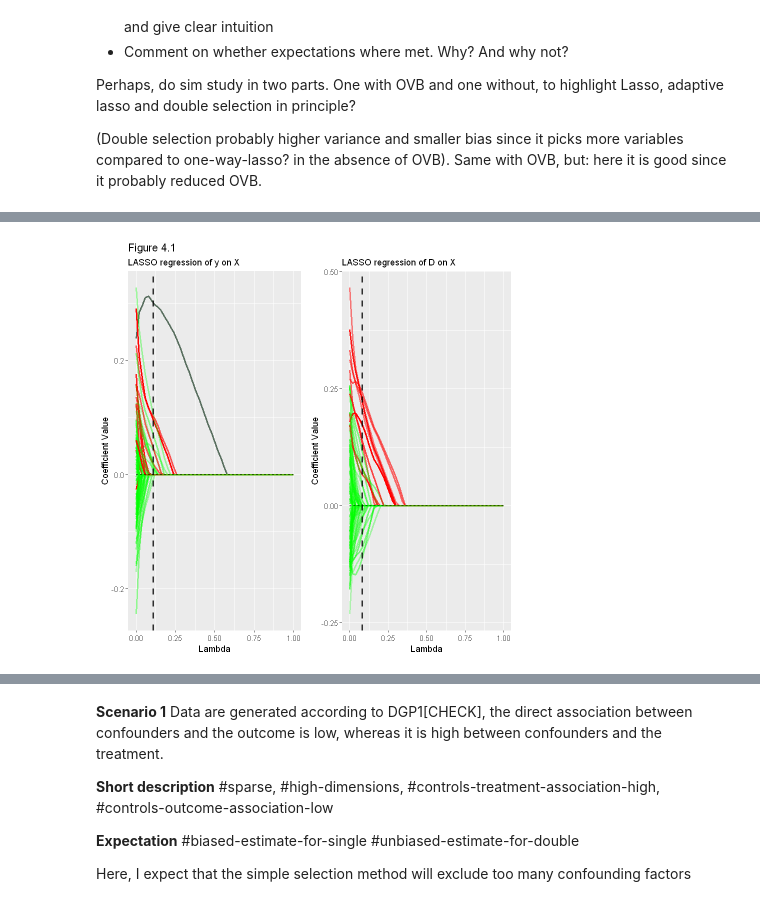
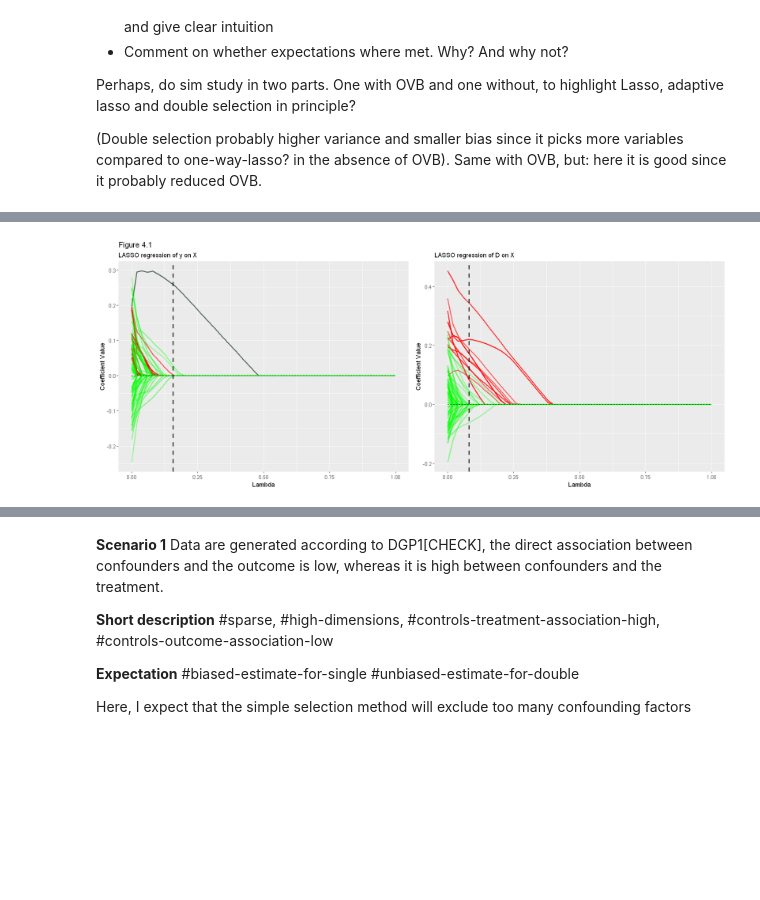
Before and after one commit to maxschae/compstat-project, a Jupyter notebook: CompStat_Project_Max_Schäfer.ipynb, the cells around one changed output, grey strips where cells are left out. Saved outputs shown, nothing was run; the diff lists cells and outputs as text; code cells hidden in the pictures; blank space fills up the shorter version.

Commit message:
First simulations over beta_GY moved to notebook. split code modules

```diff
--- a/CompStat_Project_Max_Schäfer.ipynb
+++ b/CompStat_Project_Max_Schäfer.ipynb
@@ -275,7 +290,7 @@ The cross-validated penalty term is portrayed by the dashed line. Variables whos
 # %%
 set.seed(12345)
 # Setup
-n <- 200
+n <- 400
 n_G_attr <- 100
 treatment_effect <- .25
 beta_GD_size <- .25
@@ -287,15 +302,24 @@ colname_G <- str_c(rep("G_", n_G_attr), seq(from=1, to=n_G_attr, by=1))
 colnames_DG <- c("D", colname_G)
 colnumbers_G <- seq(from=1, to=n_G_attr, by=1)
 
-# Draw training data
-data_set <- generate_data(n=n,
+# Draw dataset which is then split into training and test
+data_set <- generate_data(dgp=0,
+                          n=n,
                           n_G_attr=n_G_attr,
                           treatment_effect=treatment_effect,
                           beta_GD_size=beta_GD_size,
                           beta_GY_size=beta_GY_size,
                           unconfoundedness_rate=unconfoundedness_rate)
 
-data_train <- data_set$data
+data <- data_set$data
+# Shuffle data before train-test-split to ensure no unintended structure exists
+# due to the order of observations
+random_rows <- sample(nrow(data))
+data <- data[random_rows, ]
+
+# Split data into training and test sets of equal size
+data_train <- data[1:(dim(data)[1]/2), ]
+data_test <- data[(dim(data)[1]/2+1):dim(data)[1], ]
 
 y_train <- data_train$y
 D_train <- data_train$D
@@ -349,7 +373,8 @@ df <- data.frame(cbind(beta_hats_lasso_two, lambda_grid))
 names(df) <- colname_G_effect
 p2 <- lasso_coef_shrink_plot(df=df, lambda_min=lambda_min_two, title="LASSO regression of D on X")
 # %%
+options(repr.plot.width=15, repr.plot.height=6)
 grid.arrange(p1, p2, nrow=1)
 # %% [output]
-[figure, old version]
+[figure, new version]
 # %% [markdown]
```
Also changed, not shown: parts of 112 cells of this notebook, 4 other files.
